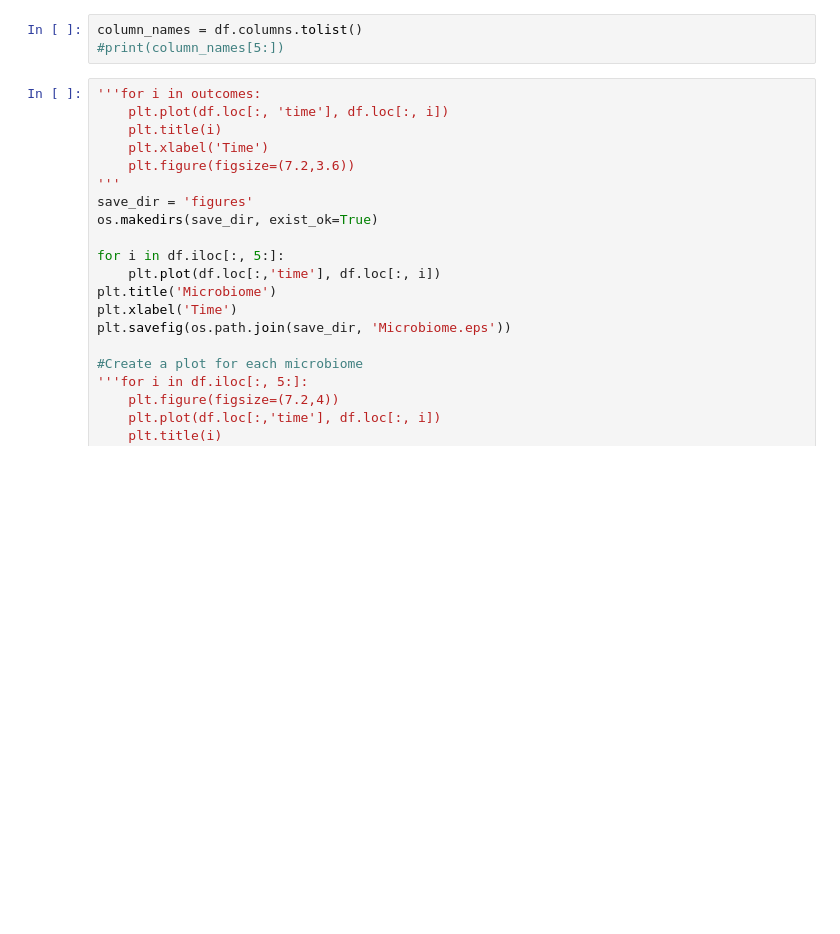
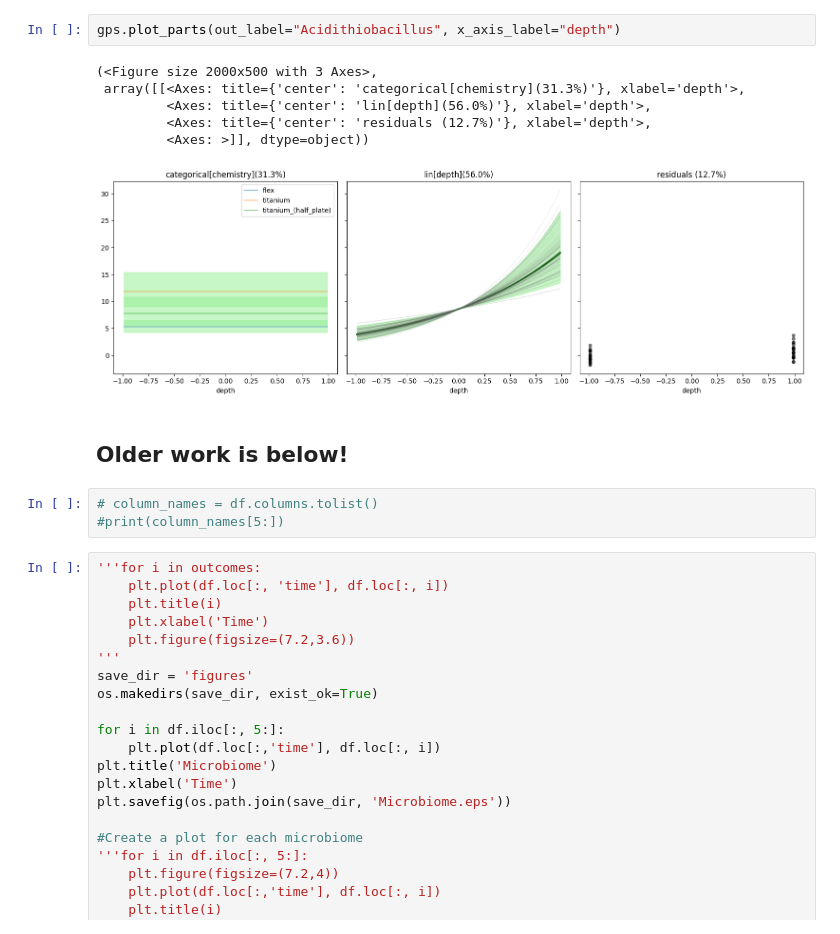
Before and after one commit to omicsEye/waveome, a Jupyter notebook: examples/Marine_microbiome/wavome_marine.ipynb, the cells around one changed output. Saved outputs shown, nothing was run; the diff lists cells and outputs as text; blank space fills up the shorter version.

```diff
--- a/examples/Marine_microbiome/wavome_marine.ipynb
+++ b/examples/Marine_microbiome/wavome_marine.ipynb
@@ -48,5 +85,16 @@ Dimension of dataset: (42, 7194)
+# %%
+gps.plot_parts(out_label="Acidithiobacillus", x_axis_label="depth")
+# %% [output]
+(<Figure size 2000x500 with 3 Axes>,
+ array([[<Axes: title={'center': 'categorical[chemistry](31.3%)'}, xlabel='depth'>,
+         <Axes: title={'center': 'lin[depth](56.0%)'}, xlabel='depth'>,
+         <Axes: title={'center': 'residuals (12.7%)'}, xlabel='depth'>,
+         <Axes: >]], dtype=object))
+[figure, added]
+# %% [markdown]
+## Older work is below!
 # %%
-column_names = df.columns.tolist()
+# column_names = df.columns.tolist()
 #print(column_names[5:])
 # %%
 '''for i in outcomes:
```
Also changed, not shown: parts of 7 cells of this notebook.
